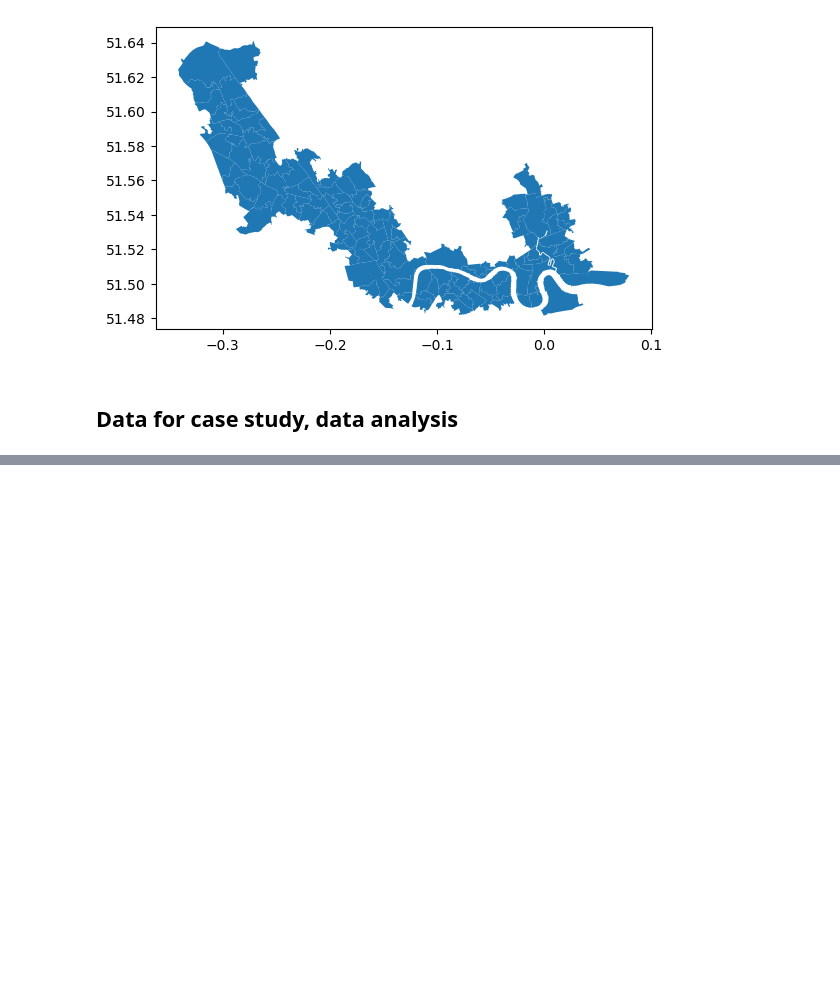
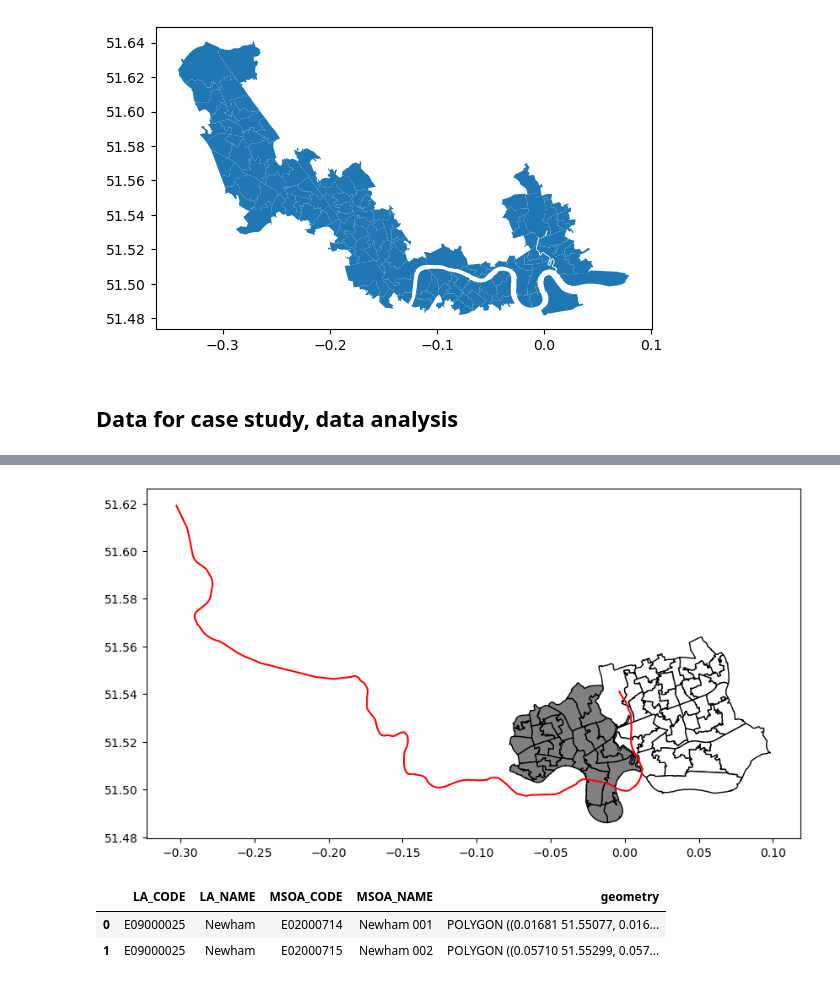
Before and after one commit to X-Fan-Jack/tube-empower-london-regeneration, a Jupyter notebook: data/0_data_factory.ipynb, the cells around one changed output, grey strips where cells are left out. Saved outputs shown, nothing was run; the diff lists cells and outputs as text; code cells hidden in the pictures; blank space fills up the shorter version.

Commit message:
add lookup file and newham data for analysis

```diff
--- a/data/0_data_factory.ipynb
+++ b/data/0_data_factory.ipynb
@@ -454,0 +477,3 @@ mosa_london_json.head(5)
+# %%
+lookup_table = msoa_lookup_table.copy()
+print(lookup_table['LA_NAME'].unique())
@@ -454,0 +498,3 @@ mosa_london_json.head(5)
+# %%
+msoa_NH = lookup_table.loc[lookup_table['LA_NAME'] == 'Newham']
+msoa_NH.info()
@@ -454,0 +513,3 @@ mosa_london_json.head(5)
+# %%
+msoa_TH = lookup_table.loc[lookup_table['LA_NAME'] == 'Tower Hamlets']
+msoa_TH.info()
@@ -454,0 +528,20 @@ mosa_london_json.head(5)
+# %%
+# Merge data to get the area for data analysis 'msoa_geojson_NH', 'msoa_geojson_TH'
+msoa_geojson_NH = gpd.GeoDataFrame(pd.merge(msoa_NH, mosa_london_json.drop('MSOA_NAME', axis=1), on='MSOA_CODE', how='left'), geometry='geometry').drop(['UserID', 'MSOA01NMW'], axis=1)
+msoa_geojson_TH = gpd.GeoDataFrame(pd.merge(msoa_TH, mosa_london_json.drop('MSOA_NAME', axis=1), on='MSOA_CODE', how='left'), geometry='geometry').drop(['UserID', 'MSOA01NMW'], axis=1)
+# %%
+fig, ax = plt.subplots(figsize=(10, 10))
+
+msoa_geojson_NH.plot(ax=ax, color='white', edgecolor='black')
+msoa_geojson_TH.plot(ax=ax, color='grey', edgecolor='black')
+line_Jubilee.to_crs(epsg='4326').plot(ax=ax, color='red')
+
+plt.show()
+# %% [output]
+[figure, added]
+# %%
+msoa_geojson_NH.head(2)
+# %% [output]
+|  | LA_CODE | LA_NAME | MSOA_CODE | MSOA_NAME | geometry |
+| 0 | E09000025 | Newham | E02000714 | Newham 001 | POLYGON ((0.01681 51.55077, 0.016... |
+| 1 | E09000025 | Newham | E02000715 | Newham 002 | POLYGON ((0.05710 51.55299, 0.057... |
```
Also changed, not shown: parts of 10 cells of this notebook, 2 other files.
